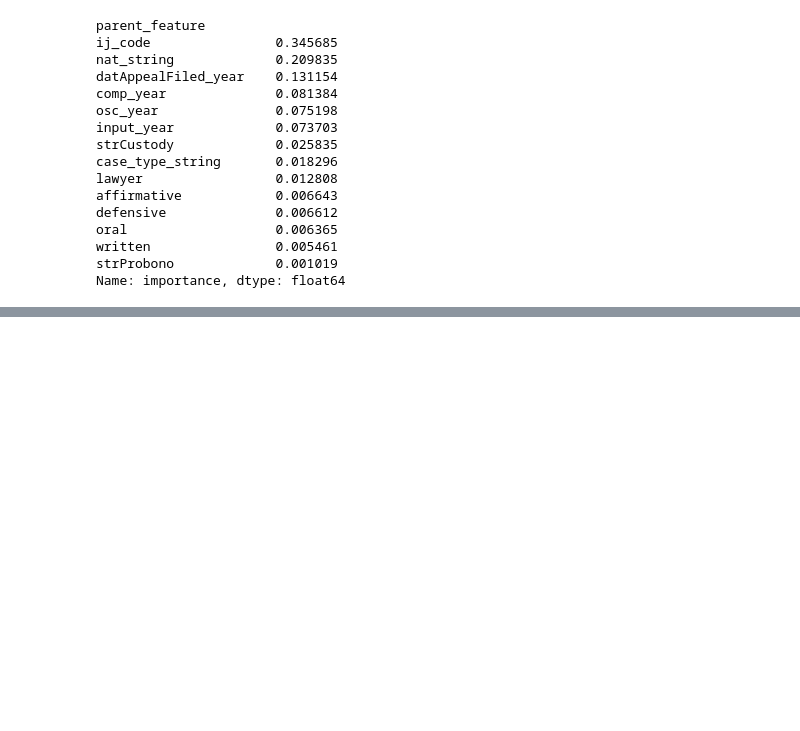
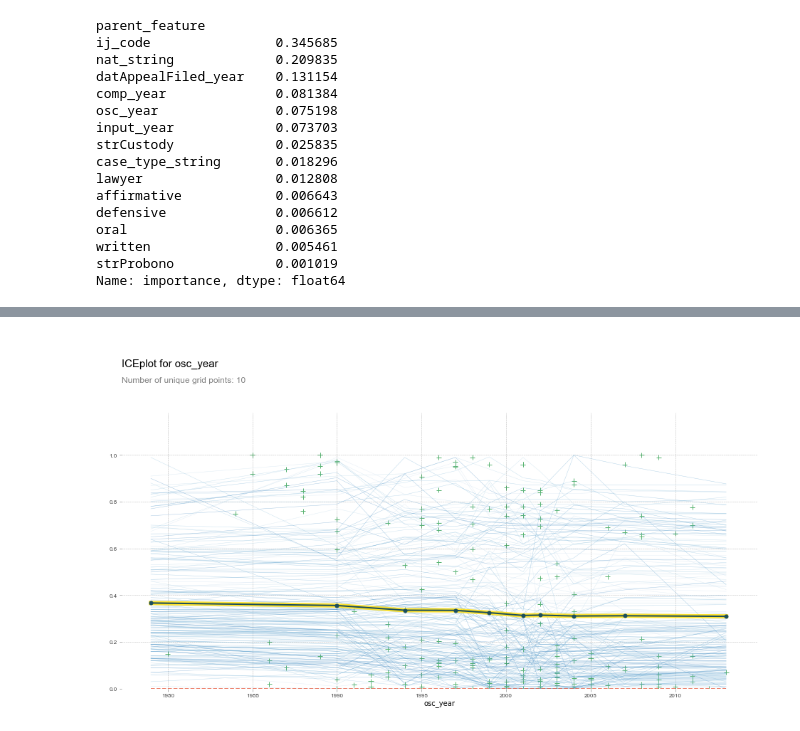
Before and after one commit to colinandrus/ml_course_project, a Jupyter notebook: notebooks/model_training.ipynb, the cells around one changed output, grey strips where cells are left out. Cells and saved outputs as stored; diff of their text form; code cells hidden in the pictures; blank space fills up the shorter version.

```diff
--- a/notebooks/model_training.ipynb
+++ b/notebooks/model_training.ipynb
@@ -468,0 +498,4 @@ Name: importance, dtype: float64
+# %%
+pdp_plot(model, X_train, 'osc_year', feature_is_cat=False)
+# %% [output]
+[figure, added]
```
Also changed, not shown: parts of 13 cells of this notebook.
